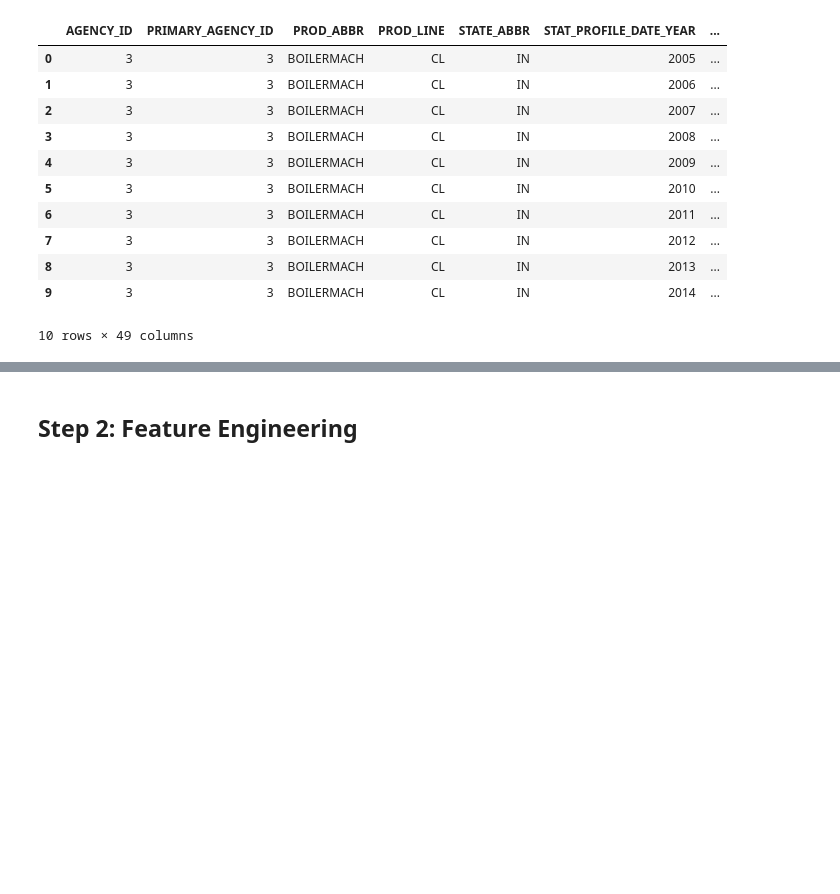
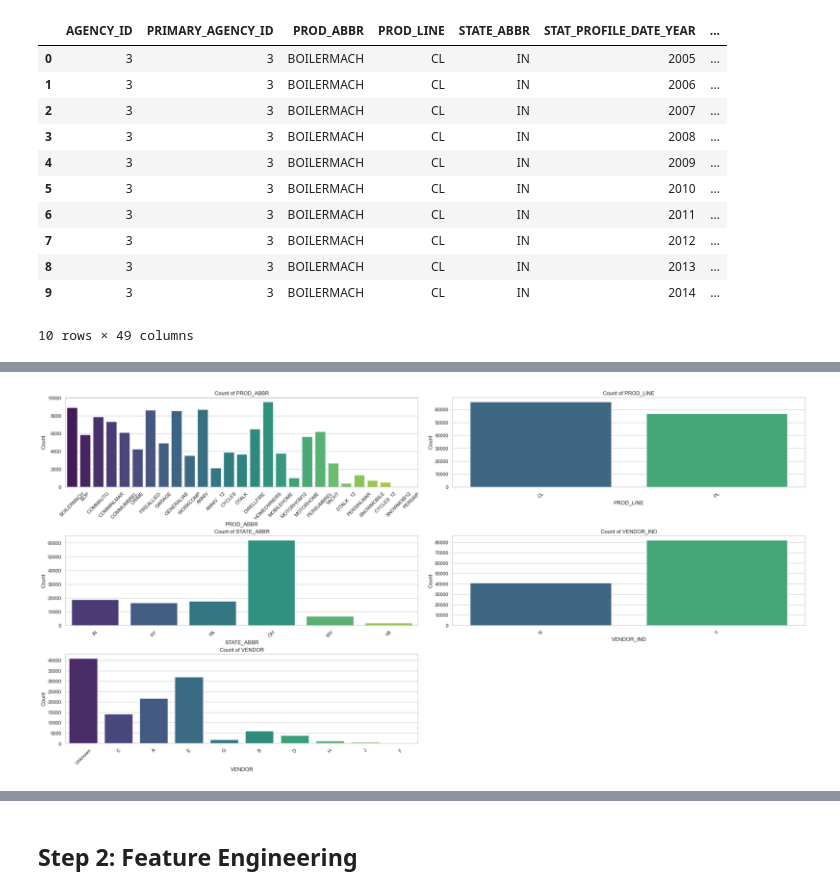
Before and after one commit to maxbicking/Data-Science-Portfolio, a Jupyter notebook: Insurance Linear Regression/Agent K Means Clustering and Segmentation.ipynb, the cells around one changed output, grey strips where cells are left out. Drawn from its saved outputs; the diff is of its cells as text; code cells hidden in the pictures; blank space fills up the shorter version.

```diff
--- a/Insurance Linear Regression/Agent K Means Clustering and Segmentation.ipynb
+++ b/Insurance Linear Regression/Agent K Means Clustering and Segmentation.ipynb
@@ -64,0 +241,24 @@ print(df['VENDOR_IND'].unique())
+# %%
+#--- Analysis of Categorical Variables ---
+
+n_cols = 2
+n_rows = math.ceil(len(selected_categorical_cols) / n_cols)
+
+fig, axes = plt.subplots(n_rows, n_cols, figsize=(24, 4 * n_rows), constrained_layout=True)
+axes = axes.flatten()
+
+#Loop through each categorical column to create count plots
+for i, col in enumerate(selected_categorical_cols):
+    sns.countplot(data=df, x=col, hue = col, palette='viridis', ax=axes[i])
+    axes[i].set_title(f"Count of {col}")
+    axes[i].set_xlabel(col)
+    axes[i].set_ylabel("Count")
+    axes[i].tick_params(axis='x', rotation=45)
+
+#Remove any unused subplots if the grid has extra axes
+for j in range(i + 1, len(axes)):
+    fig.delaxes(axes[j])
+
+plt.show()
+# %% [output]
+[figure, added]
```
Also changed, not shown: parts of 48 cells of this notebook, 2 other files.
